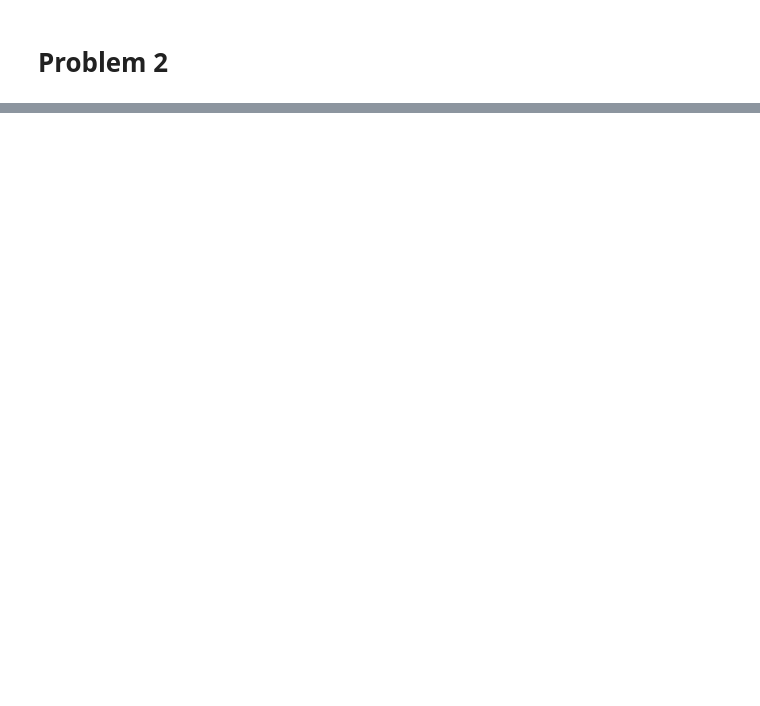
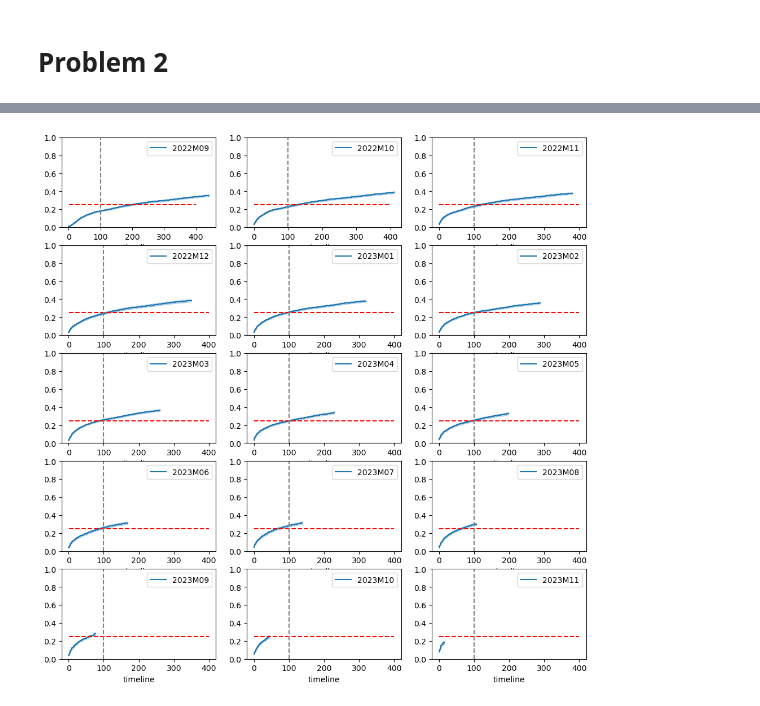
Before and after one commit to resqclub/data-assignment-2024, a Jupyter notebook: problem_2b.ipynb, the cells around one changed output, grey strips where cells are left out. Cells and saved outputs as stored; diff of their text form; code cells hidden in the pictures; blank space fills up the shorter version.

```diff
--- a/problem_2b.ipynb
+++ b/problem_2b.ipynb
@@ -122,13 +100,0 @@ Text(0.5, 0, 'Months')
-# %%
-est_data = orders.query("(order_no == 1) & (defaultOfferType=='grocery-bag') & (providerCountry != 'swe')").dropna()
-fig, ax = plt.subplots(1, 1, figsize=(12, 8))
-
-for country in est_data.providerCountry.unique():
-    print(country)
-    kmf = KaplanMeierFitter()
-    ax = kmf.fit(
-        durations = est_data.query(f"providerCountry == '{country}'").duration*12 / 365,
-        event_observed = est_data.query(f"providerCountry == '{country}'").duration != 0,
-        label = f"Time to order {country}"
-        ).plot_survival_function(ax=ax)
-plt.xlabel(xlabel='Months', fontsize=12)
@@ -204,0 +107,25 @@ aft.print_summary()
+# %%
+from lifelines import KaplanMeierFitter
+import matplotlib.pyplot as plt
+
+fig, axes = plt.subplots(5, 3, figsize=(12, 12))
+
+tms = list(orders.Order_tm.unique())
+tms.sort()
+for i, ax in enumerate(axes.flatten()):
+    temp = orders.loc[
+        (orders.userreg_tm == tms[i])&
+        (orders.row_no == 1)
+        ]
+    if len(temp) != 0:
+        kmf = KaplanMeierFitter()
+        kmf.fit(
+            durations = (temp.duration),
+            event_observed = temp.is_order.astype(int) ,
+            label = f"{tms[i]}"
+            ).plot_cumulative_density(ax = ax)
+    ax.set_ylim(0, 1)
+    ax.hlines(0.25,  xmin=0.5, xmax=400, color='r', linestyle='--')
+    ax.vlines(100,  ymin=0, ymax=1, color='grey', linestyle='--')
+# %% [output]
+[figure, added]
```
Also changed, not shown: parts of 11 cells of this notebook.
